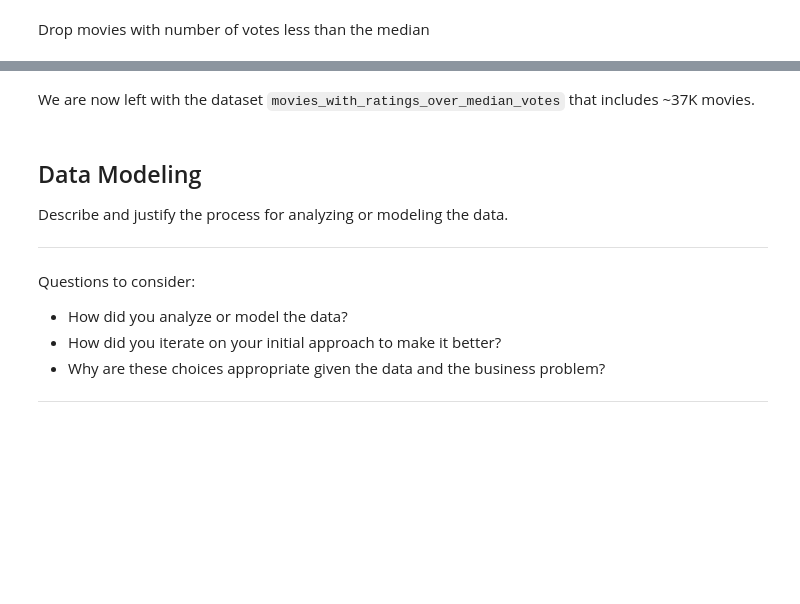
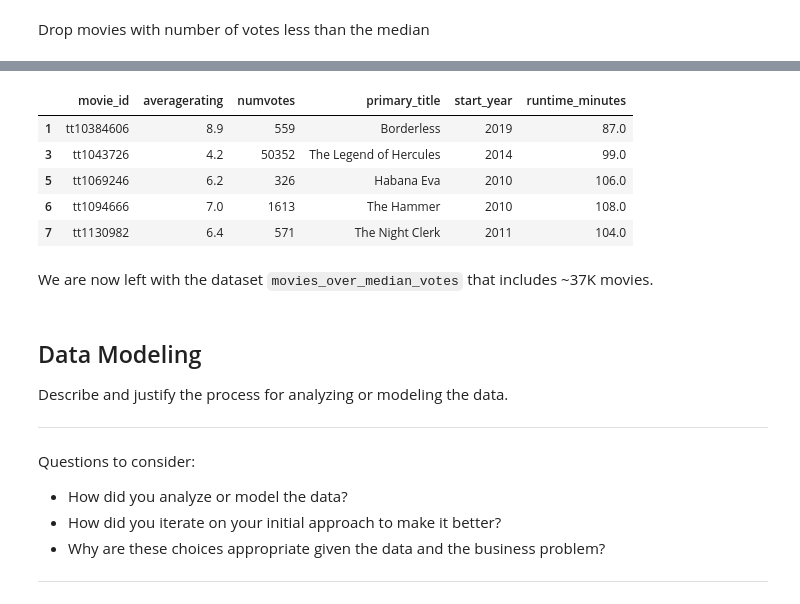
Before and after one commit to fetterollie/Microsoft-Movie-Analysis, a Jupyter notebook: dsc-phase1-project-template - MD_Copy.ipynb, the cells around one changed output, grey strips where cells are left out. Saved outputs shown, nothing was run; the diff lists cells and outputs as text; code cells hidden in the pictures; blank space fills up the shorter version.

```diff
--- a/dsc-phase1-project-template - MD_Copy.ipynb
+++ b/dsc-phase1-project-template - MD_Copy.ipynb
@@ -458,6 +450,16 @@ movies_with_ratings_over_median_votes
+# %%
+movies_over_median_votes = movies_with_ratings_clean.loc[movies_with_ratings_clean['numvotes']>median_votes]
+movies_over_median_votes.head()
+# %% [output]
+|  | movie_id | averagerating | numvotes | primary_title | start_year | runtime_minutes |
+| 1 | tt10384606 | 8.9 | 559 | Borderless | 2019 | 87.0 |
+| 3 | tt1043726 | 4.2 | 50352 | The Legend of Hercules | 2014 | 99.0 |
+| 5 | tt1069246 | 6.2 | 326 | Habana Eva | 2010 | 106.0 |
+| 6 | tt1094666 | 7.0 | 1613 | The Hammer | 2010 | 108.0 |
+| 7 | tt1130982 | 6.4 | 571 | The Night Clerk | 2011 | 104.0 |
 # %% [markdown]
 
-We are now left with the dataset `movies_with_ratings_over_median_votes` that includes ~37K movies.
+We are now left with the dataset `movies_over_median_votes` that includes ~37K movies.
 # %% [markdown]
 ## Data Modeling
 Describe and justify the process for analyzing or modeling the data.
```
Also changed, not shown: parts of 22 cells of this notebook.
